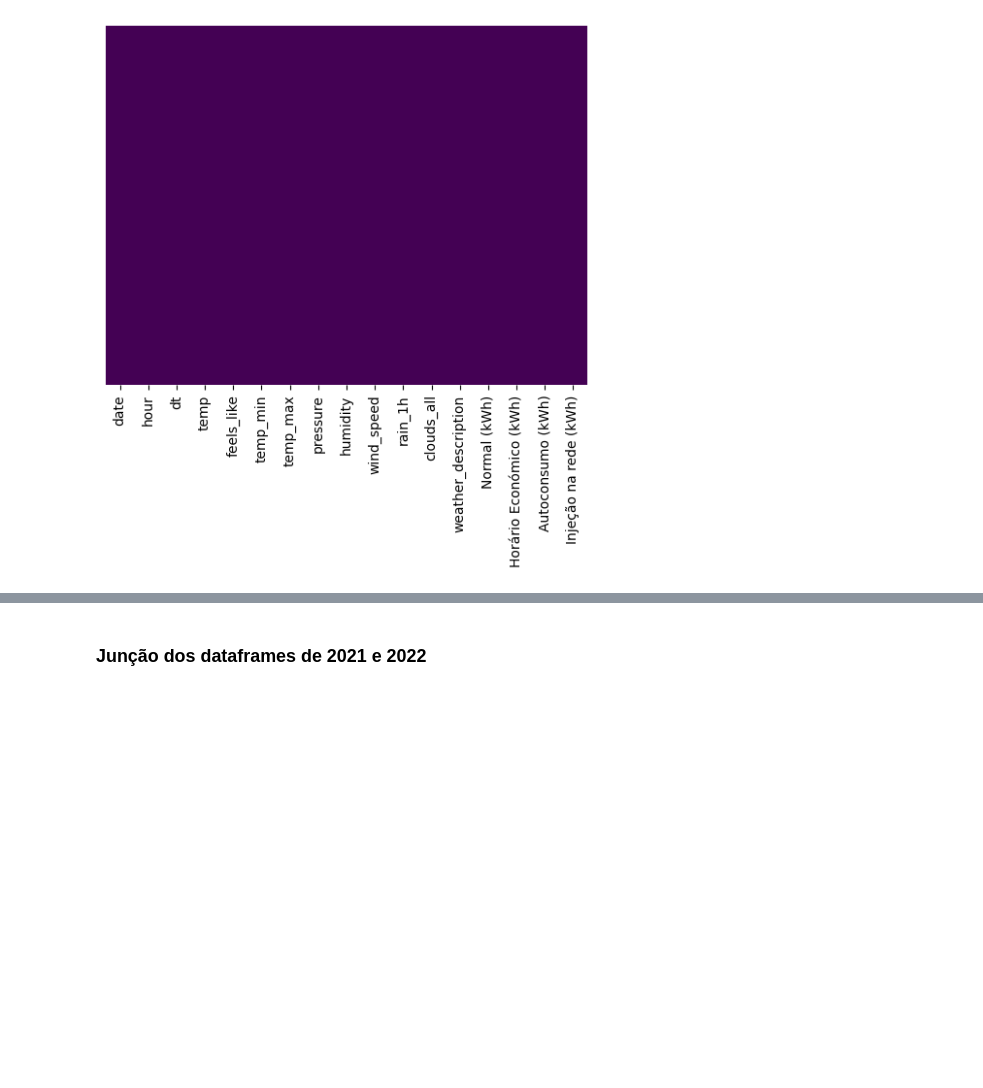
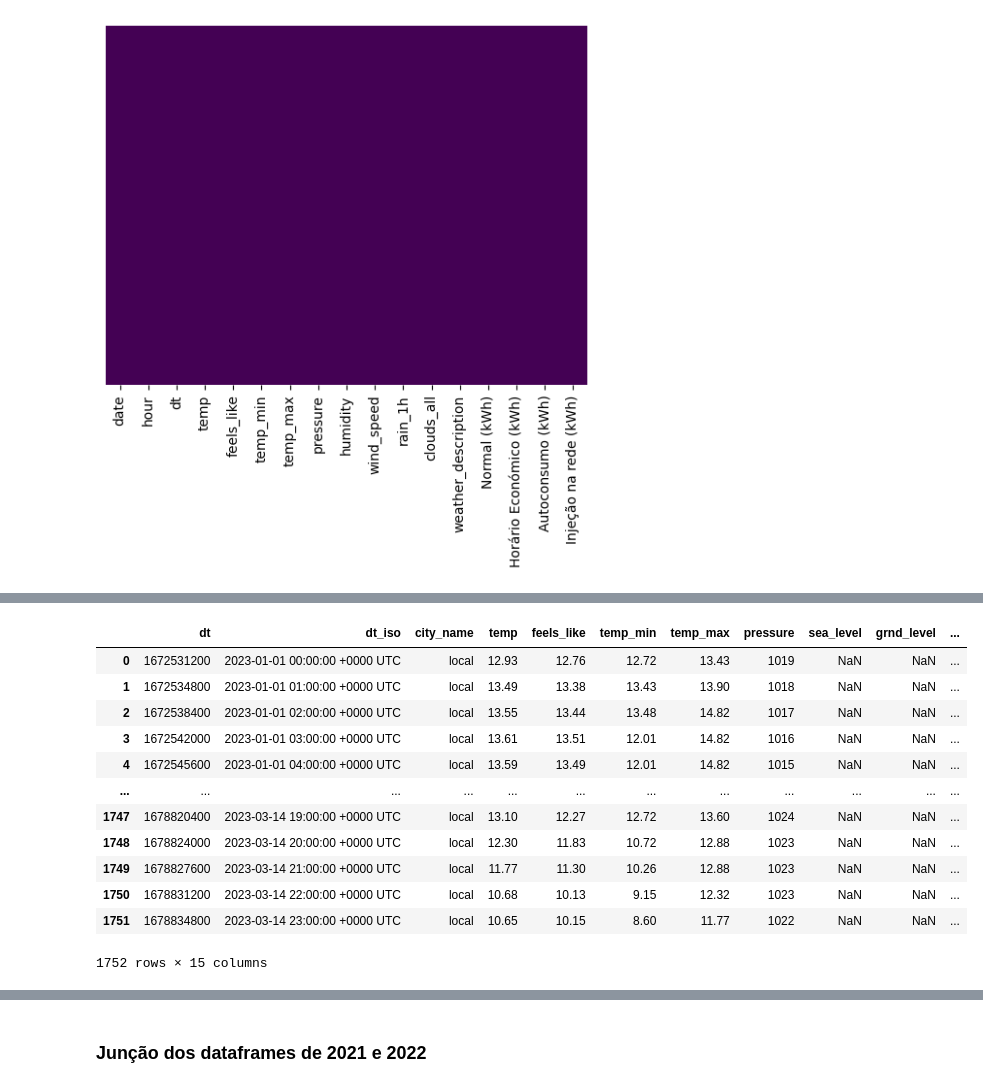
Before and after one commit to Mastro66/DAA_Comp, a Jupyter notebook: 2021-Feat.ipynb, the cells around one changed output, grey strips where cells are left out. Cells and saved outputs as stored; diff of their text form; code cells hidden in the pictures; blank space fills up the shorter version.

```diff
--- a/2021-Feat.ipynb
+++ b/2021-Feat.ipynb
@@ -486,0 +489,16 @@ sns.heatmap(df2.isnull(),yticklabels=False,cbar=False,cmap='viridis')
+# %%
+df_meteo3
+# %% [output]
+|  | dt | dt_iso | city_name | temp | feels_like | temp_min | temp_max | pressure | sea_level | grnd_level | ... |
+| 0 | 1672531200 | 2023-01-01 00:00:00 +0000 UTC | local | 12.93 | 12.76 | 12.72 | 13.43 | 1019 | NaN | NaN | ... |
+| 1 | 1672534800 | 2023-01-01 01:00:00 +0000 UTC | local | 13.49 | 13.38 | 13.43 | 13.90 | 1018 | NaN | NaN | ... |
+| 2 | 1672538400 | 2023-01-01 02:00:00 +0000 UTC | local | 13.55 | 13.44 | 13.48 | 14.82 | 1017 | NaN | NaN | ... |
+| 3 | 1672542000 | 2023-01-01 03:00:00 +0000 UTC | local | 13.61 | 13.51 | 12.01 | 14.82 | 1016 | NaN | NaN | ... |
+| 4 | 1672545600 | 2023-01-01 04:00:00 +0000 UTC | local | 13.59 | 13.49 | 12.01 | 14.82 | 1015 | NaN | NaN | ... |
+| ... | ... | ... | ... | ... | ... | ... | ... | ... | ... | ... | ... |
+| 1747 | 1678820400 | 2023-03-14 19:00:00 +0000 UTC | local | 13.10 | 12.27 | 12.72 | 13.60 | 1024 | NaN | NaN | ... |
+| 1748 | 1678824000 | 2023-03-14 20:00:00 +0000 UTC | local | 12.30 | 11.83 | 10.72 | 12.88 | 1023 | NaN | NaN | ... |
+| 1749 | 1678827600 | 2023-03-14 21:00:00 +0000 UTC | local | 11.77 | 11.30 | 10.26 | 12.88 | 1023 | NaN | NaN | ... |
+| 1750 | 1678831200 | 2023-03-14 22:00:00 +0000 UTC | local | 10.68 | 10.13 | 9.15 | 12.32 | 1023 | NaN | NaN | ... |
+| 1751 | 1678834800 | 2023-03-14 23:00:00 +0000 UTC | local | 10.65 | 10.15 | 8.60 | 11.77 | 1022 | NaN | NaN | ... |
+1752 rows × 15 columns
```
Also changed, not shown: parts of 67 cells of this notebook, 4 other files.
